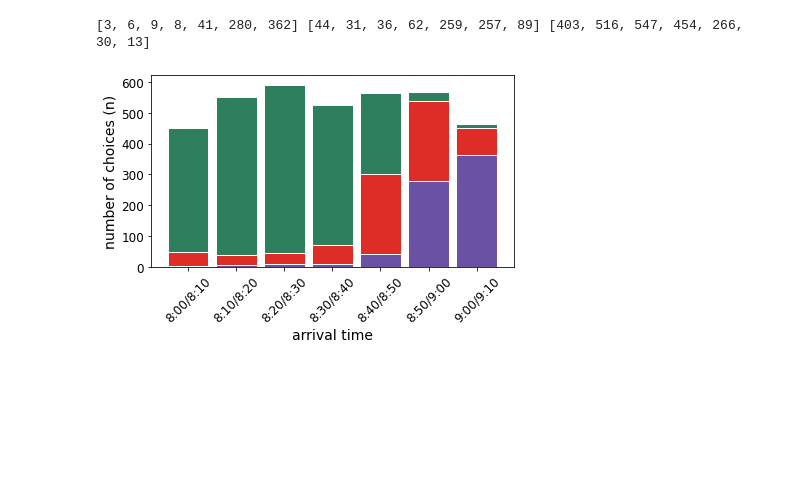
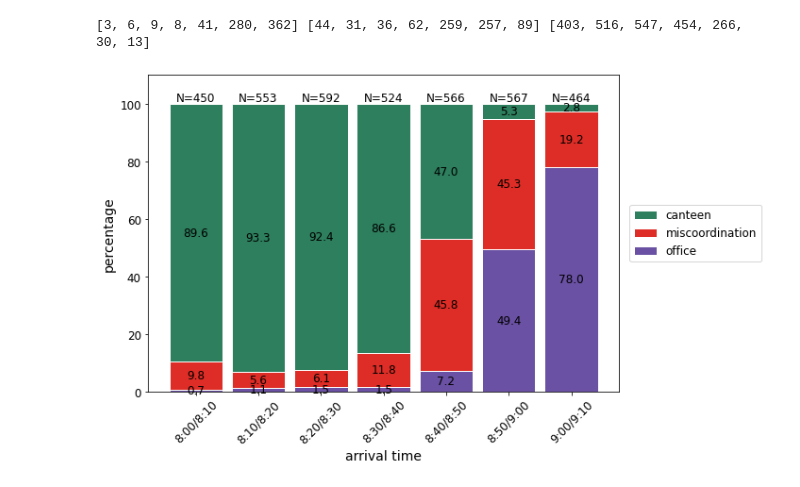
Before and after one commit to gavstrik/Paper_canteen_dilemma, a Jupyter notebook: python/fig3_miscoordinations.ipynb, the cells around one changed output. Cells and saved outputs as stored; diff of their text form; code cells hidden in the pictures; blank space fills up the shorter version.

```diff
--- a/python/fig3_miscoordinations.ipynb
+++ b/python/fig3_miscoordinations.ipynb
@@ -38,25 +38,51 @@ for arrival in sorted(df.arrival.unique()):
 print(office, mis, canteen)
 # %% [output]
 [3, 6, 9, 8, 41, 280, 362] [44, 31, 36, 62, 259, 257, 89] [403, 516, 547, 454, 266, 30, 13]
-# %%
-x = np.arange(7) # number of arrival times
-barWidth = 0.85
-names = ('8:00/8:10','8:10/8:20','8:20/8:30','8:30/8:40','8:40/8:50', '8:50/9:00', '9:00/9:10')
-coord = np.add(office, mis).tolist()
-plt.bar(x, office, color='#6a51a3', edgecolor='white', width=barWidth)
-plt.bar(x, mis, bottom=office, color='#de2d26', edgecolor='white', width=barWidth)
-plt.bar(x, canteen, bottom=coord, color='#2d7f5e', edgecolor='white', width=barWidth)
-plt.xticks(x, names, fontsize=12, rotation=45)
-plt.yticks(fontsize=12)
-plt.xlabel("arrival time", fontsize=14)
-plt.ylabel("number of choices (n)", fontsize=14)
-plt.tight_layout()
-
-if not os.path.exists(PLOTS_DIR):
-    os.makedirs(PLOTS_DIR)
-
-plt.savefig(os.path.join(PLOTS_DIR, 'fig3_miscoordinations.png'),
-            bbox_inches='tight', transparent=True, dpi=300)
-plt.savefig(os.path.join(PLOTS_DIR, 'fig3_miscoordinations.pdf'), transparent=True, dpi=300)
-# %% [output]
-[figure, removed]
+# %%
+plt.figure(figsize=(10,6))
+x = np.arange(7) # number of arrival times
+barWidth = 0.85
+names = ('8:00/8:10','8:10/8:20','8:20/8:30','8:30/8:40','8:40/8:50', '8:50/9:00', '9:00/9:10')
+
+#normalizing
+y1 = np.array(office)
+y2 = np.array(mis)
+y3 = np.array(canteen)
+snum = y1 + y2 + y3
+y1 = y1/snum*100.
+y2 = y2/snum*100.
+y3 = y3/snum*100.
+
+plt.bar(x, y3, bottom=y1+y2, color='#2d7f5e', edgecolor='white', width=barWidth, label='canteen')
+plt.bar(x, y2, bottom=y1, color='#de2d26', edgecolor='white', width=barWidth, label='miscoordination')
+plt.bar(x, y1, color='#6a51a3', edgecolor='white', width=barWidth, label='office')
+
+# add text annotation corresponding to the percentage of each data.
+for xpos, ypos, yval in zip(x, y1/2, y1):
+    plt.text(xpos, ypos, "%.1f"%yval, ha="center", va="center", fontsize=12)
+for xpos, ypos, yval in zip(x, y1+y2/2, y2):
+    plt.text(xpos, ypos, "%.1f"%yval, ha="center", va="center", fontsize=12)
+for xpos, ypos, yval in zip(x, y1+y2+y3/2, y3):
+    plt.text(xpos, ypos, "%.1f"%yval, ha="center", va="center", fontsize=12)
+# add text annotation corresponding to the "total" value of each bar
+for xpos, ypos, yval in zip(x, y1+y2+y3, snum):
+    plt.text(xpos, ypos, "N=%d"%yval, ha="center", va="bottom", fontsize=12)
+
+plt.ylim(0,110)
+plt.legend(bbox_to_anchor=(1.01,0.5), loc='center left',  fontsize=12)
+
+plt.xticks(x, names, fontsize=12, rotation=45)
+plt.yticks(fontsize=12)
+plt.xlabel("arrival time", fontsize=14)
+plt.ylabel("percentage", fontsize=14)
+plt.tight_layout()
+
+if not os.path.exists(PLOTS_DIR):
+    os.makedirs(PLOTS_DIR)
+
+plt.savefig(os.path.join(PLOTS_DIR, 'fig3_miscoordinations.png'),
+            bbox_inches='tight', pad_inches=0.02, transparent=True, dpi=300)
+plt.savefig(os.path.join(PLOTS_DIR, 'fig3_miscoordinations.pdf'),
+            bbox_inches='tight', pad_inches=0.02, transparent=True, dpi=300)
+# %% [output]
+[figure, added]
```
Also changed, not shown: 16 other files.
